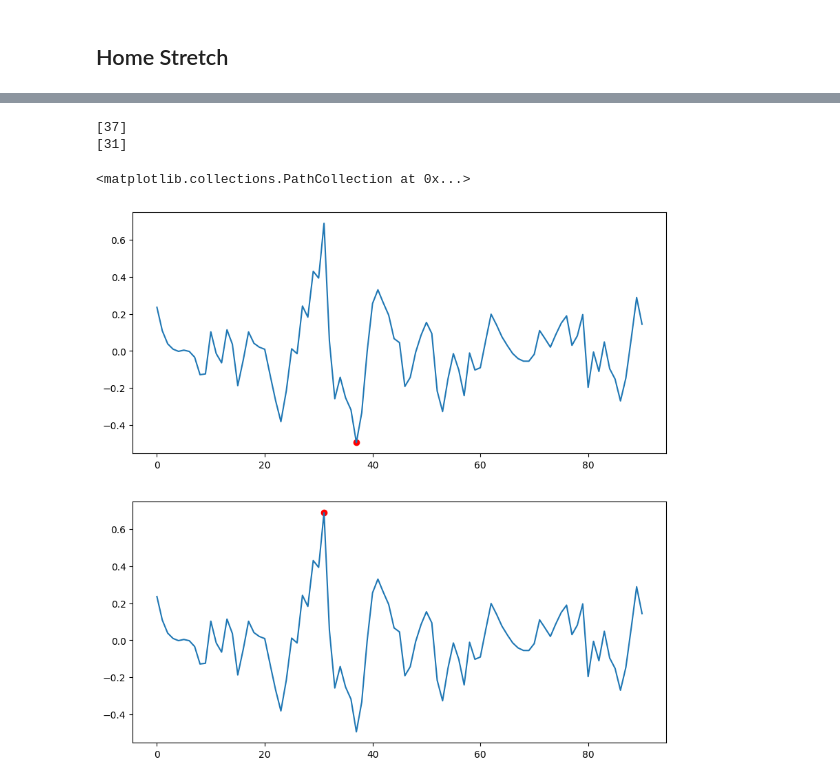
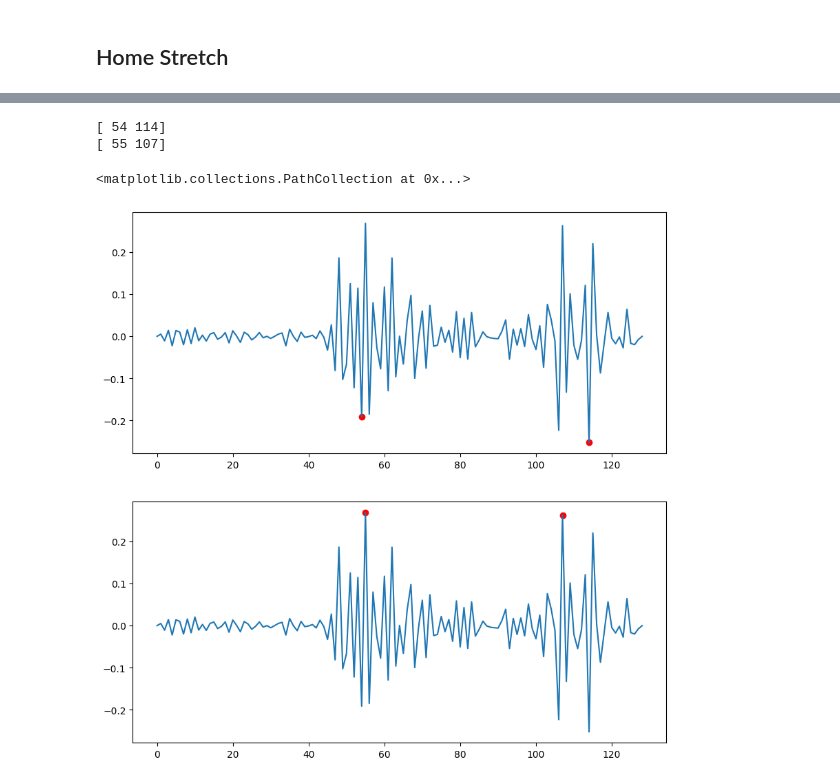
Before and after one commit to jaredap1995/CV-Dense_Optical_Flow, a Jupyter notebook: data_pipeline/pipeline_test.ipynb, the cells around one changed output, grey strips where cells are left out. Saved outputs shown, nothing was run; the diff lists cells and outputs as text; code cells hidden in the pictures.

```diff
--- a/data_pipeline/pipeline_test.ipynb
+++ b/data_pipeline/pipeline_test.ipynb
@@ -709,23 +842,22 @@ ax[1].plot(filtered_y)
 # %%
-concentric_y_peaks_live, _ = find_peaks(-live_traj[:,1], height=0.2, distance=25, prominence=0.5)
-eccentric_y_peaks_live, _ = find_peaks(live_traj[:,1], height=0.2, distance=25, prominence=0.5)
+concentric_y_peaks_live, _ = find_peaks(-filtered_y, height=.003, distance=25, prominence=.3)
+eccentric_y_peaks_live, _ = find_peaks(filtered_y, height=.003, distance=25, prominence=.3)
 
 concentric_y_peaks_live = concentric_y_peaks_live
 eccentric_y_peaks_live = eccentric_y_peaks_live
 
 
 print(concentric_y_peaks_live)
 print(eccentric_y_peaks_live)
+
+fig, ax = plt.subplots(2,1, figsize=(10,10))
+
+ax[0].plot(filtered_y)
+ax[0].scatter(concentric_y_peaks_live, filtered_y[concentric_y_peaks_live], color='red')
+ax[1].plot(filtered_y)
+ax[1].scatter(eccentric_y_peaks_live, filtered_y[eccentric_y_peaks_live], color='red')
 # %% [output]
-[37]
-[31]
+[ 54 114]
+[ 55 107]
+<matplotlib.collections.PathCollection at 0x...>
+[figure, added]
-# %%
-fig, ax = plt.subplots(2,1, figsize=(10,10))
-
-ax[0].plot(live_traj[:,1])
-ax[0].scatter(concentric_y_peaks_live, live_traj[:,1][concentric_y_peaks_live], color='red')
-ax[1].plot(live_traj[:,1])
-ax[1].scatter(eccentric_y_peaks_live, live_traj[:,1][eccentric_y_peaks_live], color='red')
-# %% [output]
-<matplotlib.collections.PathCollection at 0x...>
-[figure, removed]
```
Also changed, not shown: parts of 26 cells of this notebook, 37 other files.
